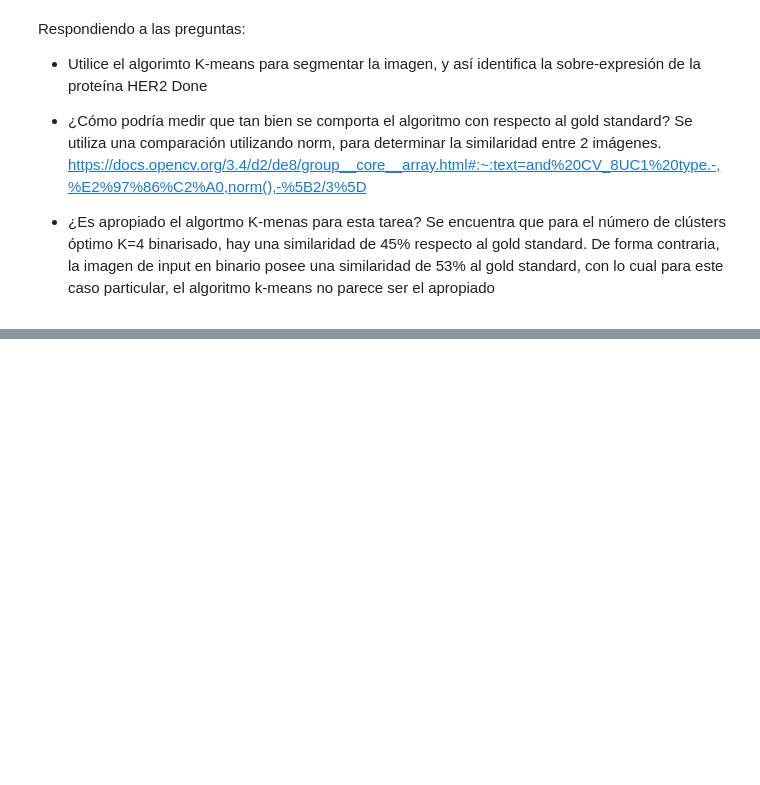
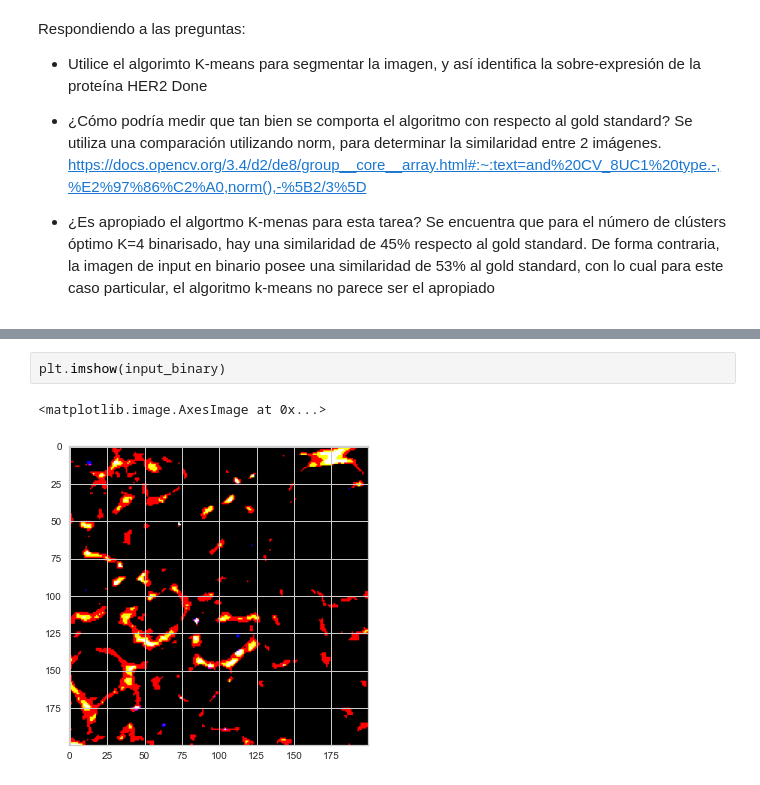
Before and after one commit to washuleru1/k-means, a Jupyter notebook: k-means.ipynb, the cells around one changed output, grey strips where cells are left out. Cells and saved outputs as stored; diff of their text form; blank space fills up the shorter version.

```diff
--- a/k-means.ipynb
+++ b/k-means.ipynb
@@ -159,0 +174,5 @@ Se encuentra que para el número de clústers óptimo K=4 binarisado, hay una si
+# %%
+plt.imshow(input_binary)
+# %% [output]
+<matplotlib.image.AxesImage at 0x...>
+[figure, added]
```
Also changed, not shown: parts of 5 cells of this notebook.
